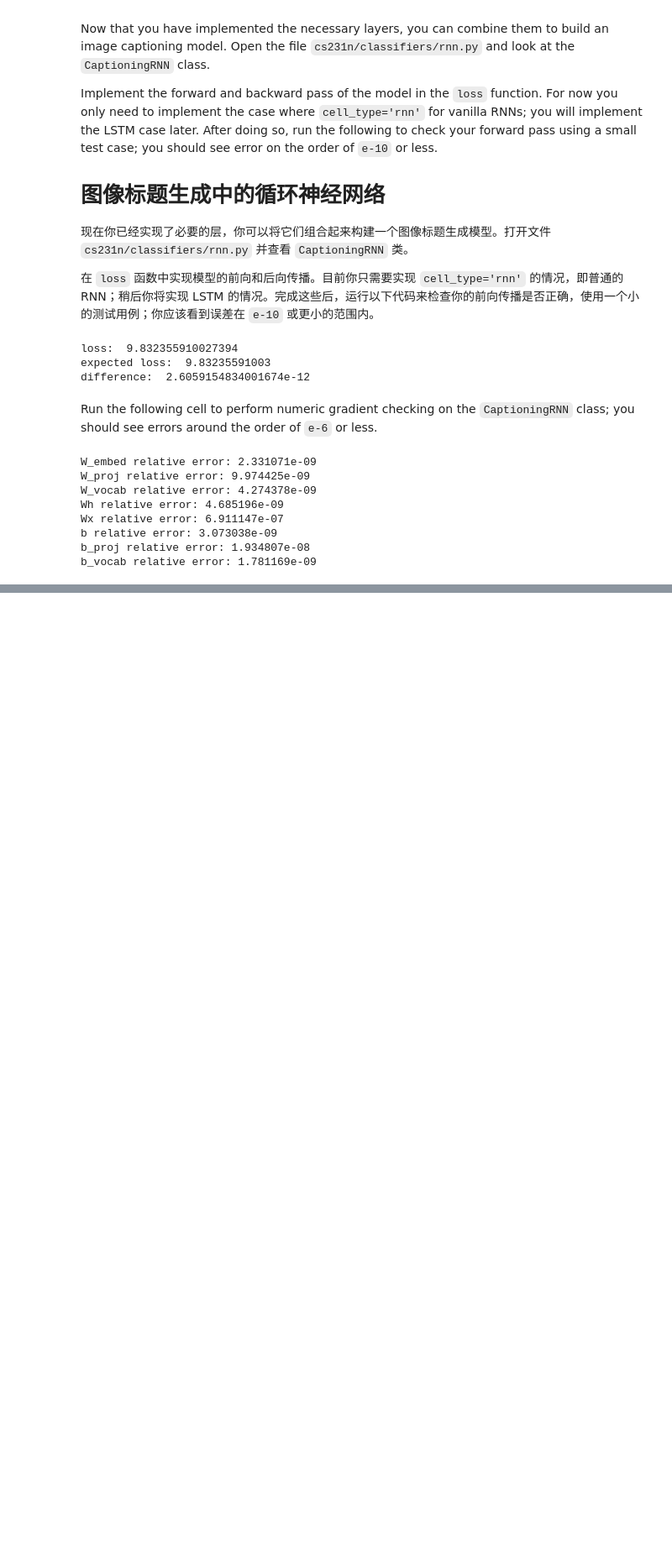
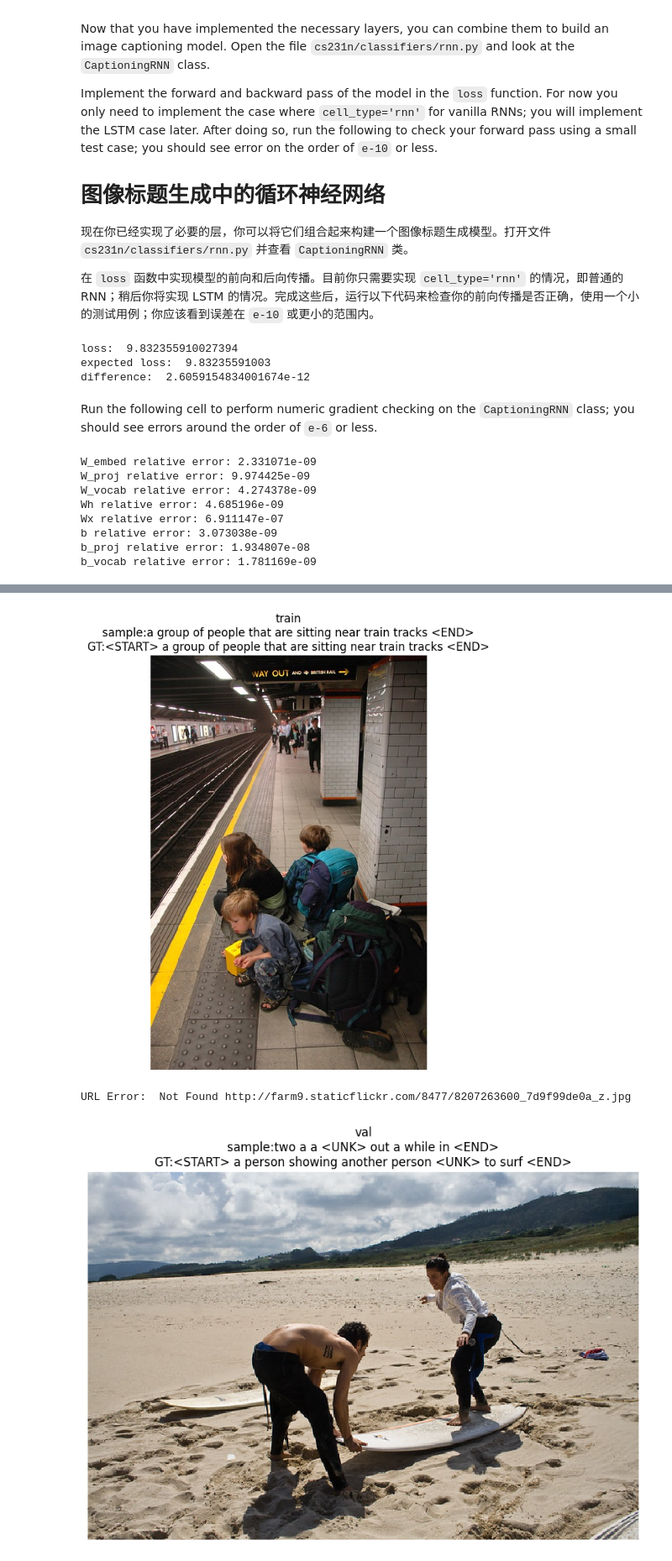
Before and after one commit to FengRanfi/assignment3_cs231n_2024, a Jupyter notebook: RNN_Captioning2.ipynb, the cells around one changed output, grey strips where cells are left out. Shown at 84% size. Drawn from its saved outputs; the diff is of its cells as text; code cells hidden in the pictures; blank space fills up the shorter version.

```diff
--- a/RNN_Captioning2.ipynb
+++ b/RNN_Captioning2.ipynb
@@ -463,0 +515,22 @@ b_vocab relative error: 1.781169e-09
+# %%
+# If you get an error, the URL just no longer exists, so don't worry!
+# You can re-sample as many times as you want.
+for split in ['train', 'val']:
+    minibatch = sample_coco_minibatch(small_data, split=split, batch_size=2)
+    gt_captions, features, urls = minibatch
+    gt_captions = decode_captions(gt_captions, data['idx_to_word'])
+
+    sample_captions = small_rnn_model.sample(features)
+    sample_captions = decode_captions(sample_captions, data['idx_to_word'])
+    for gt_caption, sample_caption, url in zip(gt_captions, sample_captions, urls):
+        img = image_from_url(url)
+        # Skip missing URLs.
+        if img is None: continue
+        plt.imshow(img)
+        plt.title('%s\nsample:%s\nGT:%s' % (split, sample_caption, gt_caption))
+        plt.axis('off')
+        plt.show()
+# %% [output]
+[figure, added]
+URL Error:  Not Found http://farm9.staticflickr.com/8477/8207263600_7d9f99de0a_z.jpg
+[figure, added]
```
Also changed, not shown: parts of 7 cells of this notebook, 1 other file.
